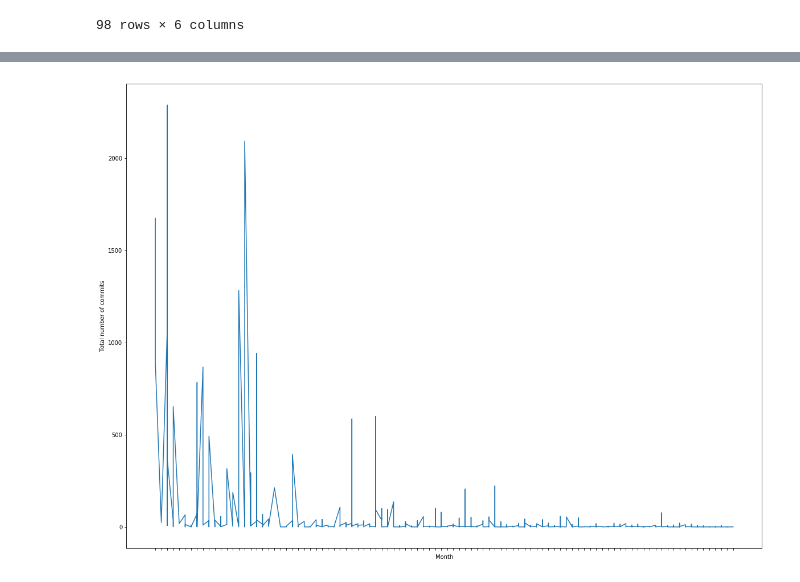
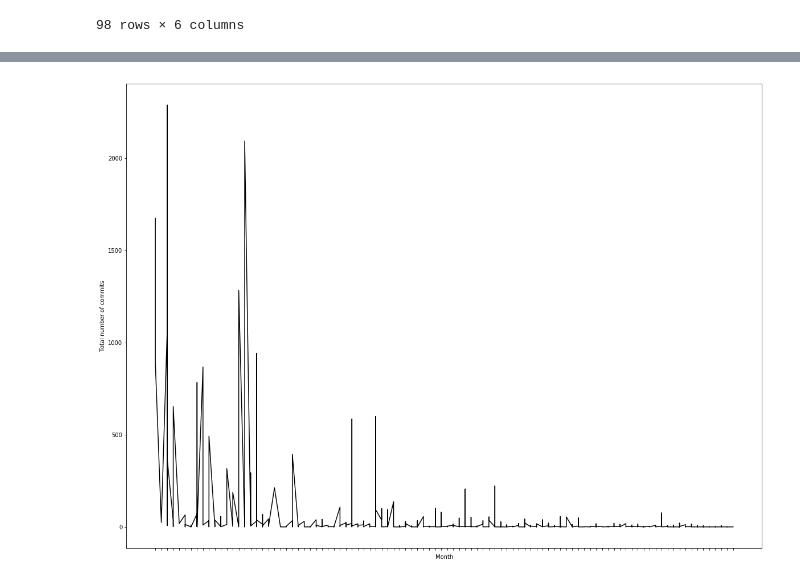
Before and after one commit to aswanipranjal/Data-Science, a Jupyter notebook: Data Analysis/CHAOSS/ElasticSearch/microtask_1_test.ipynb, the cells around one changed output, grey strips where cells are left out. Cells and saved outputs as stored; diff of their text form; code cells hidden in the pictures.

```diff
--- a/Data Analysis/CHAOSS/ElasticSearch/microtask_1_test.ipynb
+++ b/Data Analysis/CHAOSS/ElasticSearch/microtask_1_test.ipynb
@@ -118,2 +105,0 @@ authors
-# %%
-authors['datestr'] = authors.apply(lambda row: row.first_commit, axis=1)
@@ -149,2 +105,0 @@ def tempfunction(row):
-# %%
-authors['datestr'] = authors.apply(tempfunction, axis=1)
@@ -225,0 +117,3 @@ authors
+# %%
+authors = authors[['author', 'datestr', 'first_commit', 'total_commits']]
+authors
@@ -226,12 +139,12 @@ authors
 # %%
 import matplotlib.pyplot as plt
 %matplotlib inline
 
 fig, ax = plt.subplots(figsize=(20, 15))
-ax.plot(authors.datestr, authors.total_commits)
+ax.plot(authors.datestr, authors.total_commits, 'k-')
 ax.set_ylabel('Total number of commits')
 ax.set_xlabel('Month')
 ax.set_xticklabels([])
 plt.show()
 # %% [output]
-[figure, old version]
+[figure, new version]
```
Also changed, not shown: parts of 13 cells of this notebook.
